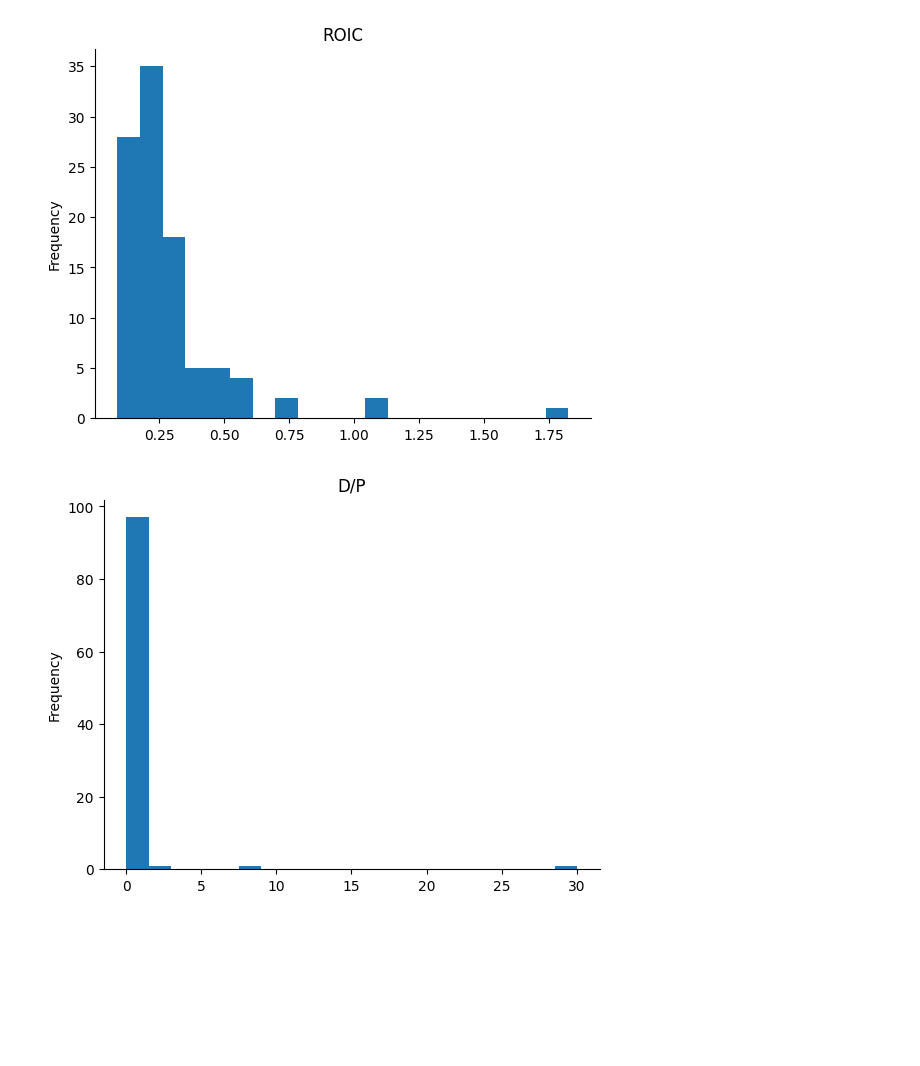
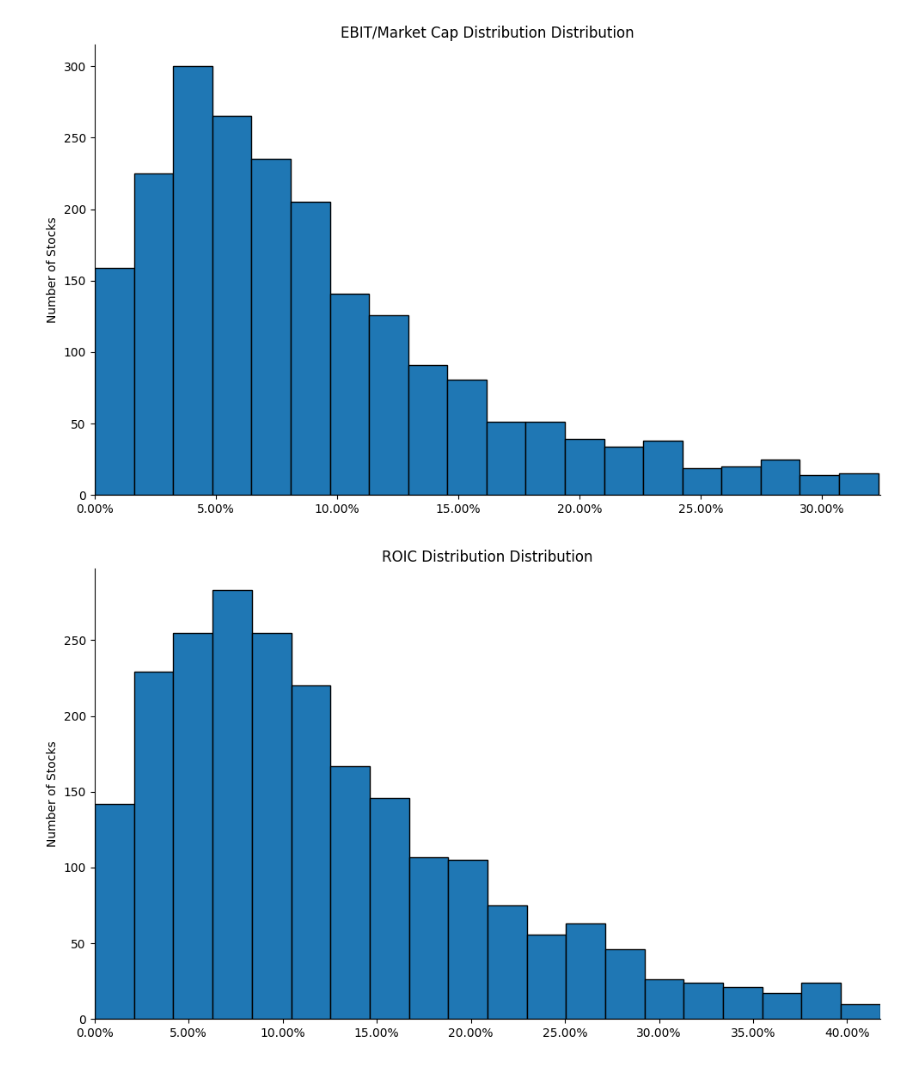
Before and after one commit to JerryChenz/Screener_Proc, a Jupyter notebook: Screener.ipynb, the cells around one changed output. Saved outputs shown, nothing was run; the diff lists cells and outputs as text; code cells hidden in the pictures; blank space fills up the shorter version.

```diff
--- a/Screener.ipynb
+++ b/Screener.ipynb
@@ -141,10 +140,54 @@ plt.gca().spines[['top', 'right',]].set_visible(False)
-# %%
-_df_3['ROIC'].plot(kind='hist', bins=20, title='ROIC')
-plt.gca().spines[['top', 'right',]].set_visible(False)
-# %% [output]
-[figure, removed]
-# %%
-_df_3['D/P'].plot(kind='hist', bins=20, title='D/P')
-plt.gca().spines[['top', 'right',]].set_visible(False)
-# %% [output]
-[figure, removed]
+# %%
+from matplotlib import pyplot as plt
+from matplotlib.ticker import FuncFormatter
+
+def create_financial_metric_histogram(df, column_name, metric_name):
+    """
+    Creates a histogram for a financial metric with outlier handling and proper formatting.
+
+    Args:
+        df: Pandas DataFrame containing the data
+        column_name: Name of the column to plot
+        metric_name: Name of the metric for labeling
+    """
+    # Calculate IQR for outlier detection
+    q1 = df[column_name].quantile(0.25)
+    q3 = df[column_name].quantile(0.75)
+    iqr = q3 - q1
+    lower_bound = max(0, q1 - 1.5 * iqr)  # Ensure non-negative values
+    upper_bound = q3 + 1.5 * iqr
+
+    # Filter data to exclude outliers
+    filtered_data = df[
+        (df[column_name] >= lower_bound) &
+        (df[column_name] <= upper_bound)
+    ]
+
+    # Create histogram
+    plt.figure(figsize=(10, 6))
+    filtered_data[column_name].plot(
+        kind='hist',
+        bins=20,
+        title=f'{metric_name} Distribution',
+        edgecolor='black'
+    )
+
+    # Format axes
+    plt.ylabel('Number of Stocks')
+    plt.gca().xaxis.set_major_formatter(
+        FuncFormatter(lambda x, pos: f"{x * 100:.2f}%")
+    )
+    plt.xlim(left=lower_bound, right=upper_bound)
+
+    # Style adjustments
+    plt.gca().spines[['top', 'right']].set_visible(False)
+    plt.tight_layout()
+    plt.show()
+
+create_financial_metric_histogram(df_screened, 'EBIT/Market Cap', 'EBIT/Market Cap Distribution')
+create_financial_metric_histogram(df_screened, 'ROIC', 'ROIC Distribution')
+create_financial_metric_histogram(df_screened, 'D/P', 'Dividend per share/Price Distribution')
+create_financial_metric_histogram(df_screened, 'Total Debt/Common Equity', 'Debt to Equity Ratio Distribution')
+# %% [output]
+[figure, added]
+[figure, added]
```
Also changed, not shown: parts of 5 cells of this notebook.
